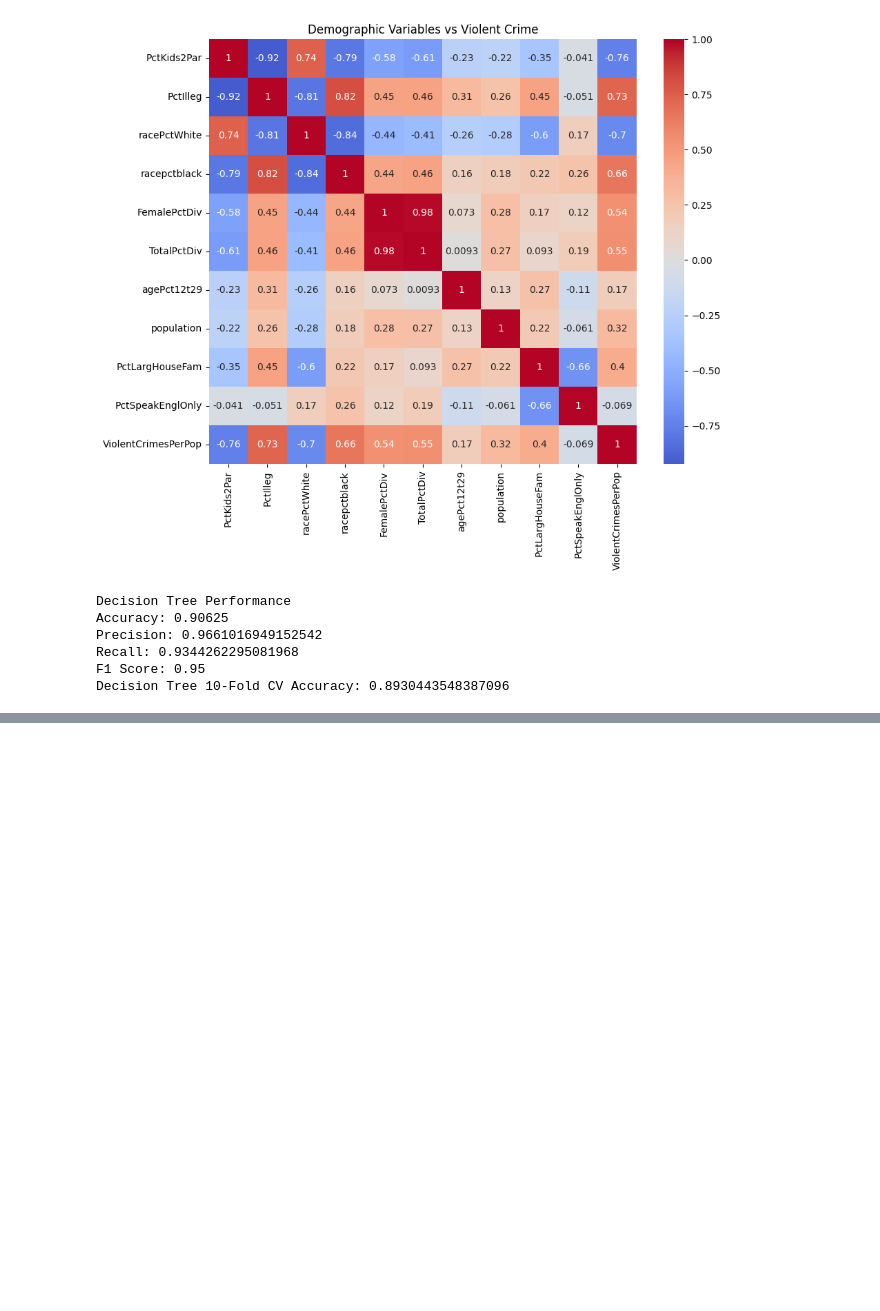
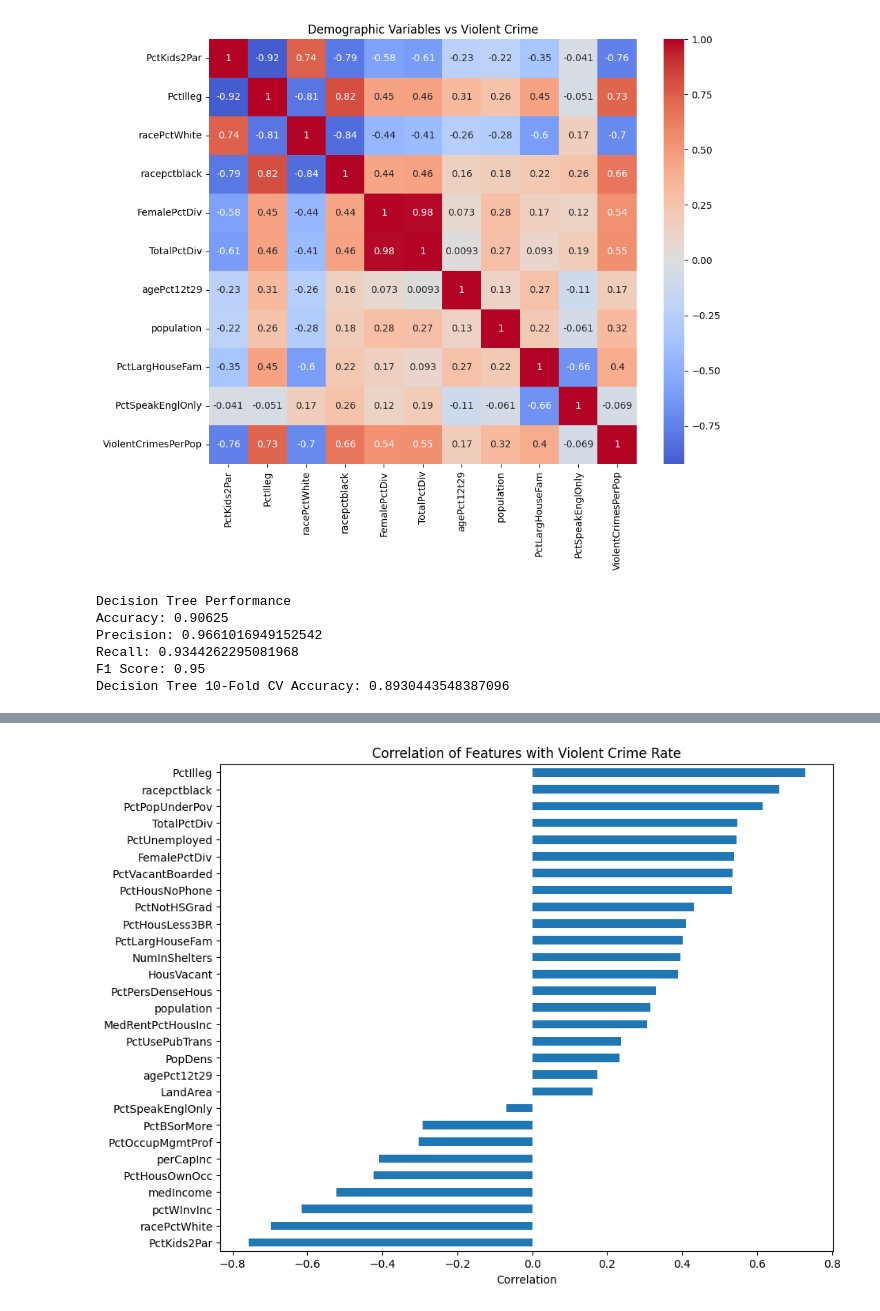
Before and after one commit to nlTyler/urban-crime-statistical-analysis, a Jupyter notebook: 210_Final_1.ipynb, the cells around one changed output, grey strips where cells are left out. Drawn from its saved outputs; the diff is of its cells as text; code cells hidden in the pictures; blank space fills up the shorter version.

```diff
--- a/210_Final_1.ipynb
+++ b/210_Final_1.ipynb
@@ -469,0 +557,16 @@ Decision Tree 10-Fold CV Accuracy: 0.8930443548387096
+# %%
+#Correlation Bar Chart with Crime
+crime_corr = clean_df[features + ['ViolentCrimesPerPop']].corr()['ViolentCrimesPerPop']
+
+crime_corr = crime_corr.drop('ViolentCrimesPerPop').sort_values()
+
+plt.figure(figsize=(10,8))
+
+crime_corr.plot(kind='barh')
+
+plt.title("Correlation of Features with Violent Crime Rate")
+plt.xlabel("Correlation")
+
+plt.show()
+# %% [output]
+[figure, added]
```
Also changed, not shown: parts of 7 cells of this notebook.
